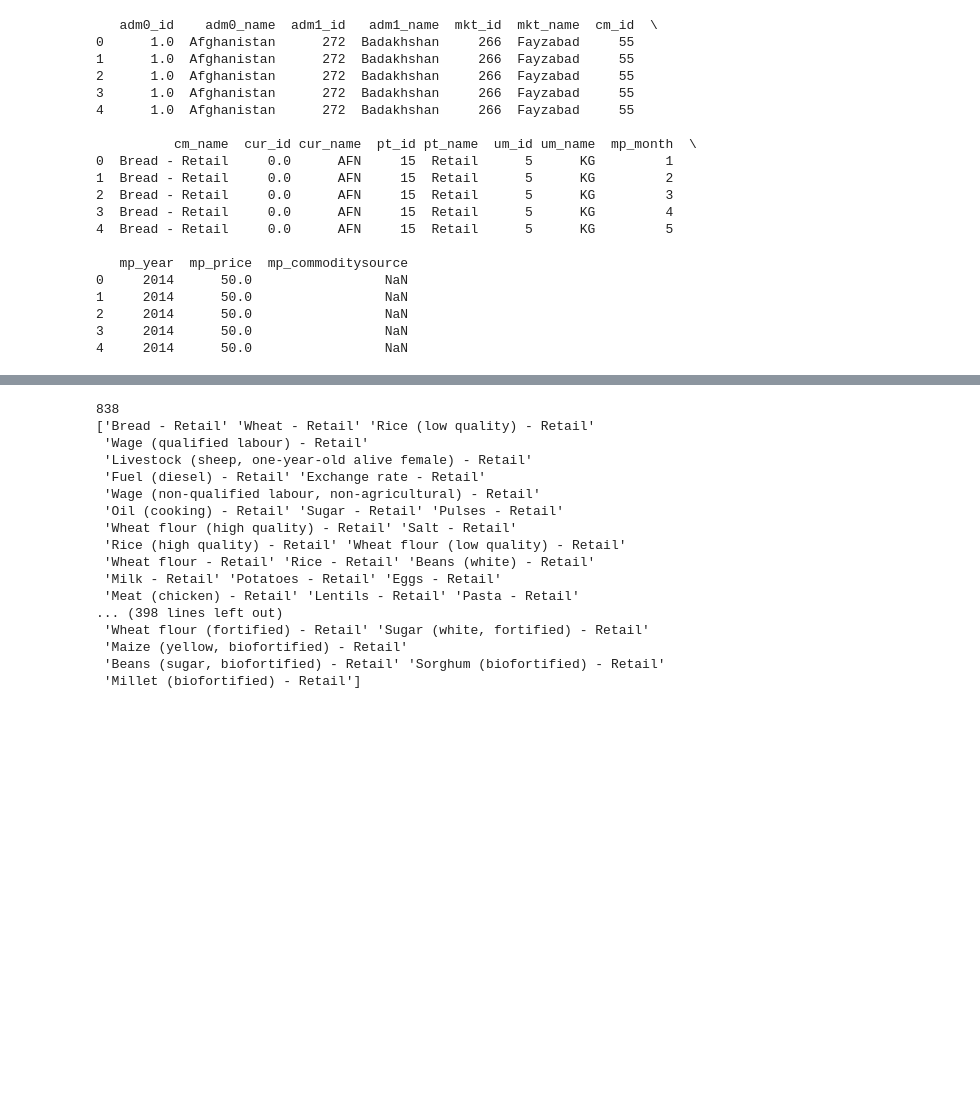
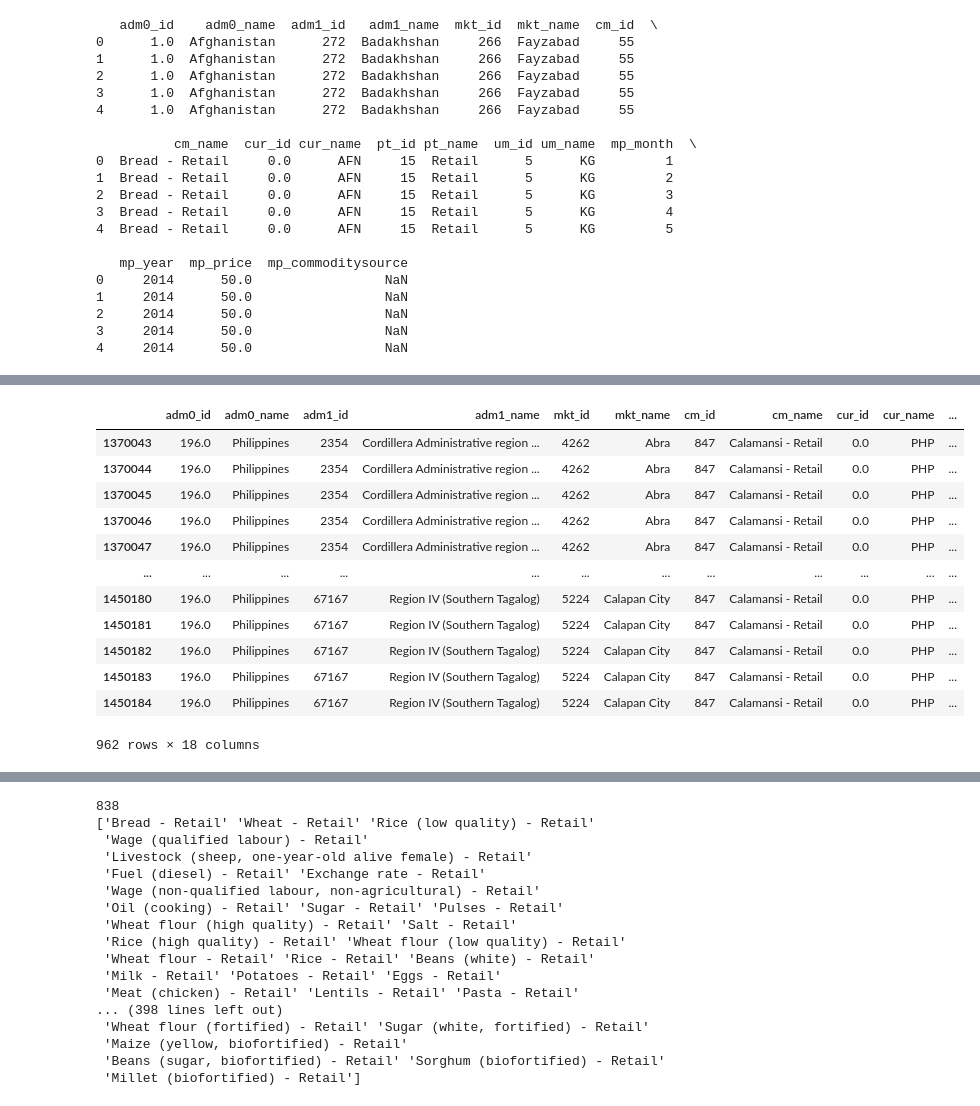
Before and after one commit to mechy88/philippine-produce-data-mining, a Jupyter notebook: Preprocess_worldData.ipynb, the cells around one changed output, grey strips where cells are left out. Cells and saved outputs as stored; diff of their text form; code cells hidden in the pictures; blank space fills up the shorter version.

```diff
--- a/Preprocess_worldData.ipynb
+++ b/Preprocess_worldData.ipynb
@@ -30 +42,17 @@ print(df.head())
+# %%
+df[(df['cm_name'] == 'Calamansi - Retail') & (df['adm0_name'] == 'Philippines')]
+# %% [output]
+|  | adm0_id | adm0_name | adm1_id | adm1_name | mkt_id | mkt_name | cm_id | cm_name | cur_id | cur_name | ... |
+| 1370043 | 196.0 | Philippines | 2354 | Cordillera Administrative region ... | 4262 | Abra | 847 | Calamansi - Retail | 0.0 | PHP | ... |
+| 1370044 | 196.0 | Philippines | 2354 | Cordillera Administrative region ... | 4262 | Abra | 847 | Calamansi - Retail | 0.0 | PHP | ... |
+| 1370045 | 196.0 | Philippines | 2354 | Cordillera Administrative region ... | 4262 | Abra | 847 | Calamansi - Retail | 0.0 | PHP | ... |
+| 1370046 | 196.0 | Philippines | 2354 | Cordillera Administrative region ... | 4262 | Abra | 847 | Calamansi - Retail | 0.0 | PHP | ... |
+| 1370047 | 196.0 | Philippines | 2354 | Cordillera Administrative region ... | 4262 | Abra | 847 | Calamansi - Retail | 0.0 | PHP | ... |
+| ... | ... | ... | ... | ... | ... | ... | ... | ... | ... | ... | ... |
+| 1450180 | 196.0 | Philippines | 67167 | Region IV (Southern Tagalog) | 5224 | Calapan City | 847 | Calamansi - Retail | 0.0 | PHP | ... |
+| 1450181 | 196.0 | Philippines | 67167 | Region IV (Southern Tagalog) | 5224 | Calapan City | 847 | Calamansi - Retail | 0.0 | PHP | ... |
+| 1450182 | 196.0 | Philippines | 67167 | Region IV (Southern Tagalog) | 5224 | Calapan City | 847 | Calamansi - Retail | 0.0 | PHP | ... |
+| 1450183 | 196.0 | Philippines | 67167 | Region IV (Southern Tagalog) | 5224 | Calapan City | 847 | Calamansi - Retail | 0.0 | PHP | ... |
+| 1450184 | 196.0 | Philippines | 67167 | Region IV (Southern Tagalog) | 5224 | Calapan City | 847 | Calamansi - Retail | 0.0 | PHP | ... |
+962 rows × 18 columns
 # %%
```
Also changed, not shown: parts of 28 cells of this notebook.
